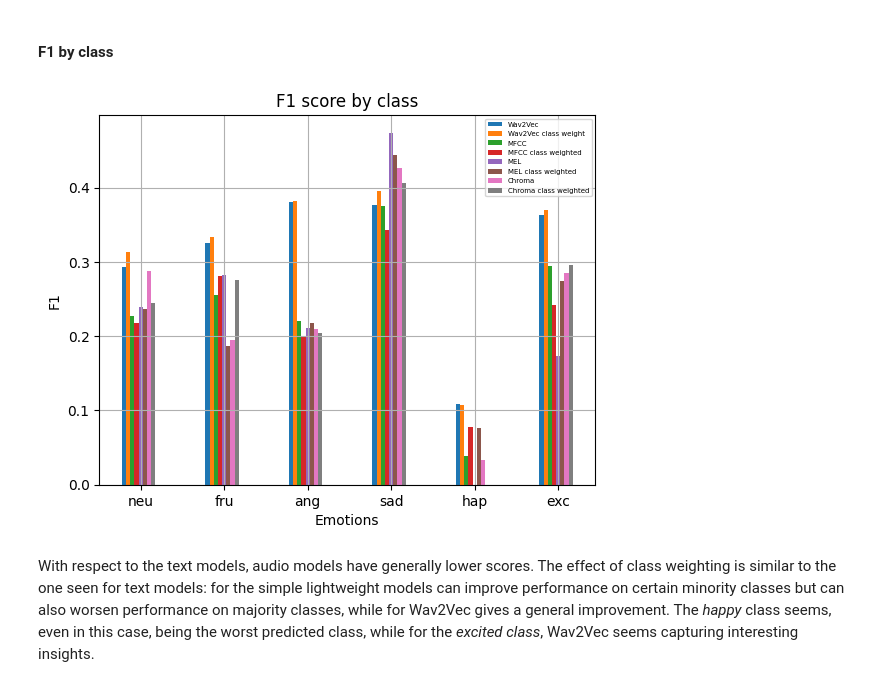
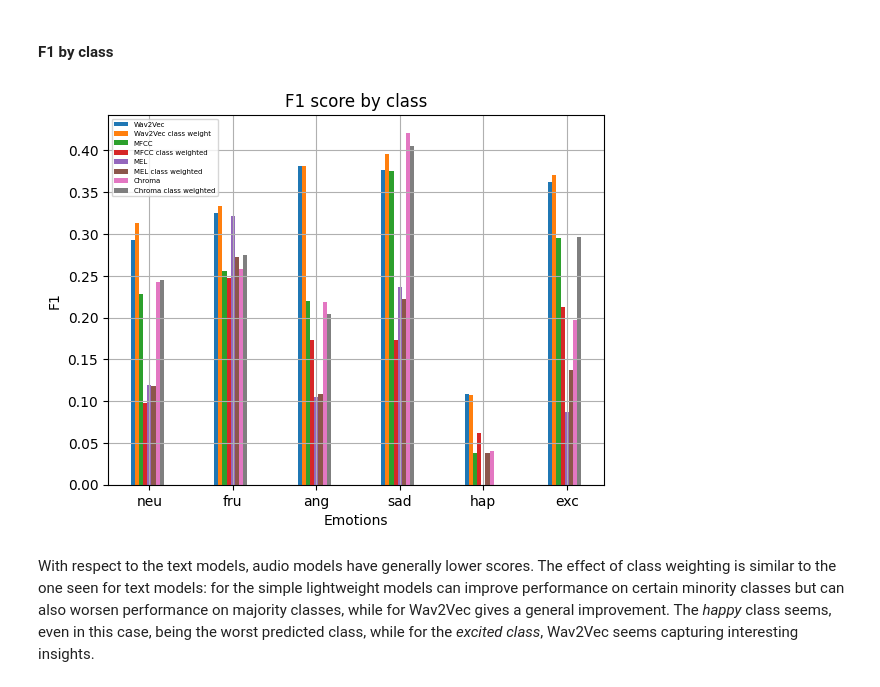
Before and after one commit to eskinderit/A-comparison-of-small-and-large-uni-multi-modal-language-models-for-sentiment-analysis-, a Jupyter notebook: Result Visualization.ipynb, the cells around one changed output. Drawn from its saved outputs; the diff is of its cells as text; code cells hidden in the pictures.

Commit message:
Final results for Text and BiModal models

```diff
--- a/Result Visualization.ipynb
+++ b/Result Visualization.ipynb
@@ -264,13 +265,13 @@ wav2vec_results_77 = [Results(train_log_url = f'./results/seed77/audio/Wav2Vec/q
 
 mfcc_results_77 = [Results(train_log_url = f'./results/seed77/audio/LiteModel/mfcc/log/log_conv{i}_SimpleAudioModel_mfcc_s77.txt',
     eval_log_url=f'./results/seed77/audio/LiteModel/mfcc/log/log_conv{i}_SimpleAudioModel_mfcc_s77_results.txt') for i in range(1,4)]
-'''
+
 mel_results_77 = [Results(train_log_url = f'./results/seed77/audio/LiteModel/mel/log/log_conv{i}_SimpleAudioModel_mel_s77.txt',
     eval_log_url=f'./results/seed77/audio/LiteModel/mel/log/log_conv{i}_SimpleAudioModel_mel_s77_results.txt') for i in range(1,4)]
 
 chroma_results_77 = [Results(train_log_url = f'./results/seed77/audio/LiteModel/chroma/log/log_conv{i}_SimpleAudioModel_chroma_s77.txt',
     eval_log_url=f'./results/seed77/audio/LiteModel/chroma/log/log_conv{i}_SimpleAudioModel_chroma_s77_results.txt') for i in range(1,4)]
-'''
+
 # results with class weights and conv_length=3, seed=77
 '''
 wav2vec_results_weighted_77 = Results(train_log_url = f'./results/seed77/audio/Wav2Vec/quantile_0.1/classweight/log_conv3_AudioTransformer_cw_s77.txt',
@@ -278,21 +279,21 @@ wav2vec_results_weighted_77 = Results(train_log_url = f'./results/seed77/audio/W
 '''
 mfcc_results_weighted_77 = Results(train_log_url = f'./results/seed77/audio/LiteModel/mfcc/log/classweight/log_conv3_SimpleAudioModel_mfcc_cw_s77.txt',
     eval_log_url=f'./results/seed77/audio/LiteModel/mfcc/log/classweight/log_conv3_SimpleAudioModel_mfcc_cw_s77_results.txt')
-'''
+
 mel_results_weighted_77 = Results(train_log_url = f'./results/seed77/audio/LiteModel/mel/log/classweight/log_conv3_SimpleAudioModel_mel_cw_s77.txt',
     eval_log_url=f'./results/seed77/audio/LiteModel/mel/log/classweight/log_conv3_SimpleAudioModel_mel_cw_s77_results.txt')
-
+'''
 chroma_results_weighted_77 = Results(train_log_url = f'./results/seed77/audio/LiteModel/chroma/log/classweight/log_conv3_SimpleAudioModel_chroma_cw_s77.txt',
     eval_log_url=f'./results/seed77/audio/LiteModel/chroma/log/classweight/log_conv3_SimpleAudioModel_chroma_cw_s77_results.txt')
 '''
 wav2vec_results = [wav2vec_results_42, wav2vec_results_77]
 mfcc_results = [mfcc_results_42, mfcc_results_77]
-mel_results = [mel_results_42, mel_results_42]
-chroma_results = [chroma_results_42, chroma_results_42]
+mel_results = [mel_results_42, mel_results_77]
+chroma_results = [chroma_results_42, chroma_results_77]
 
-wav2vec_results_weighted = [wav2vec_results_weighted_42, wav2vec_results_weighted_42]
+wav2vec_results_weighted = [wav2vec_results_weighted_42, wav2vec_results_weighted_42] #TODO fix this
 mfcc_results_weighted = [mfcc_results_weighted_42, mfcc_results_weighted_77]
-mel_results_weighted = [mel_results_weighted_42, mel_results_weighted_42]
+mel_results_weighted = [mel_results_weighted_42, mel_results_weighted_77] #TODO fix this
 chroma_results_weighted = [chroma_results_weighted_42, chroma_results_weighted_42]
 
 label2id = ['neu', 'fru', 'ang', 'sad', 'hap', 'exc']
@@ -304,34 +305,34 @@ chroma_f1_byclass = np.average([i[2].test_f1_all[:6] for i in chroma_results], a
 
 # class weighted model results
 
 wav2vec_f1_byclass_weighted = np.average([i.test_f1_all[:6] for i in wav2vec_results_weighted], axis=0)
 mfcc_f1_byclass_weighted = np.average([i.test_f1_all[:6] for i in mfcc_results_weighted], axis=0)
 mel_f1_byclass_weighted = np.average([i.test_f1_all[:6] for i in mel_results_weighted], axis=0)
 chroma_f1_byclass_weighted = np.average([i.test_f1_all[:6] for i in chroma_results_weighted], axis=0)
 
 
 X_axis = np.arange(len(label2id))
 
 plt.bar(X_axis - 0.20, wav2vec_f1_byclass, 0.05, label = 'Wav2Vec')
 plt.bar(X_axis - 0.15, wav2vec_f1_byclass_weighted, 0.05, label = 'Wav2Vec class weight')
 plt.bar(X_axis - 0.10, mfcc_f1_byclass, 0.05, label = 'MFCC')
 plt.bar(X_axis - 0.05, mfcc_f1_byclass_weighted, 0.05, label = 'MFCC class weighted')
 plt.bar(X_axis, mel_f1_byclass, 0.05, label = 'MEL')
 plt.bar(X_axis + 0.05, mel_f1_byclass_weighted, 0.05, label = 'MEL class weighted')
 plt.bar(X_axis + 0.10, chroma_f1_byclass, 0.05, label = 'Chroma')
 plt.bar(X_axis + 0.15, chroma_f1_byclass_weighted, 0.05, label = 'Chroma class weighted')
 
 
 
 plt.xticks(X_axis, label2id)
 plt.xlabel("Emotions")
 plt.ylabel("F1")
 plt.grid()
 plt.title("F1 score by class")
 plt.legend(fontsize=5)
 plt.show()
 # %% [output]
-[figure, old version]
+[figure, new version]
 # %% [markdown]
 With respect to the text models, audio models have generally lower scores. The effect of class weighting is similar to the one seen for text models: for the simple lightweight models can improve performance on certain minority classes but can also worsen performance on majority classes, while for Wav2Vec gives a general improvement. The *happy* class seems, even in this case, being the worst predicted class, while for the *excited class*, Wav2Vec seems capturing interesting insights.
 # %% [markdown]
```
Also changed, not shown: parts of 16 cells of this notebook.
